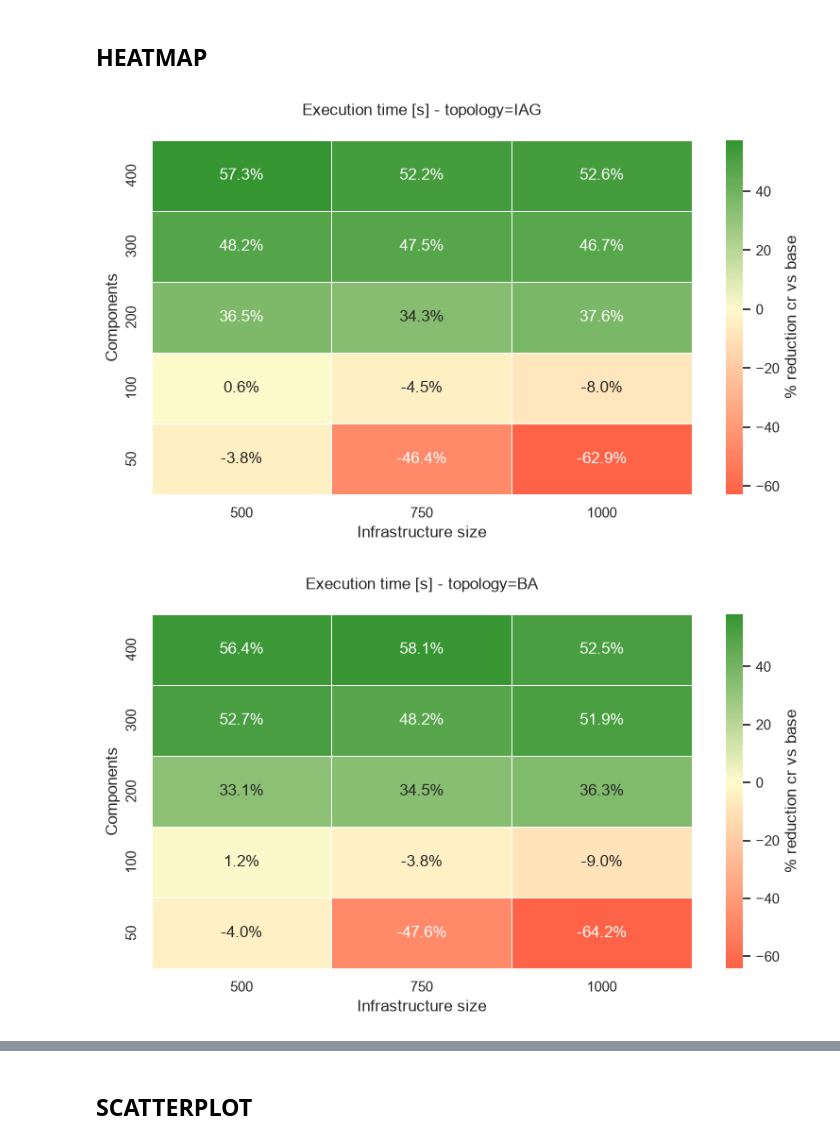
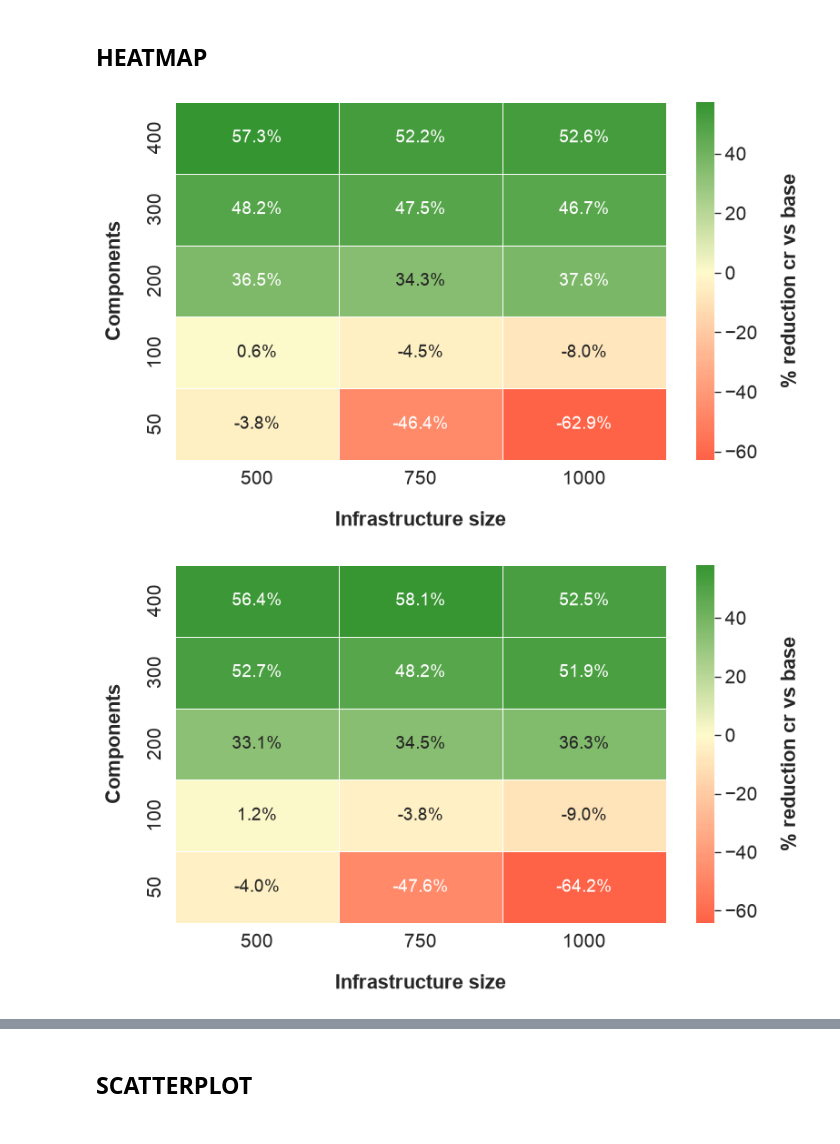
Before and after one commit to di-unipi-socc/sl-cr, a Jupyter notebook: notebooks/analyse.ipynb, the cells around one changed output, grey strips where cells are left out. Saved outputs shown, nothing was run; the diff lists cells and outputs as text; code cells hidden in the pictures.

Commit message:
style: Regenerate plots for paper

```diff
--- a/notebooks/analyse.ipynb
+++ b/notebooks/analyse.ipynb
@@ -274,33 +274,46 @@ def heatmap(plot_df: pd.DataFrame, metric: str, topology: str):
     )
 
     heatmap_data = wide.pivot(index="components",columns="nodes",values="pct_distance")
 
     annot_data = heatmap_data.map(lambda x: "" if pd.isna(x) else f"{x:.1f}%"    )
 
     plt.figure(figsize=(8, 5))
     ax = sns.heatmap(
         heatmap_data,
         annot=annot_data,
+        annot_kws={"fontsize": 14},
         fmt = "",
         cmap=green_red_cmap,
         center=0,
         linewidths=0.5,
         cbar_kws={"label": "% reduction cr vs base"}
     )
     ax.invert_yaxis()
 
-    plt.title(f"{METRIC_LABELS[metric]} - topology={topology}\n")
+    # plt.title(f"{METRIC_LABELS[metric]} - topology={topology}\n")
     plt.xlabel(COL_LABELS["nodes"])
     plt.ylabel(COL_LABELS["components"])
 
     plt.tight_layout()
     fig_path = HEATMAP_PLOTS_PATH / metric / topology
     fig_path.parent.mkdir(parents=True, exist_ok=True)
     plt.savefig(fig_path.with_suffix(f".{FIG_FORMAT}"), dpi=FIG_DPI)
     plt.show()
 
+rc = {"figure.figsize": (12,8),
+    "axes.labelsize": 16,
+    "axes.labelpad": 18,
+    "xtick.labelsize": 15, "ytick.labelsize": 15,
+    "lines.markersize": 10, "lines.linewidth": 2,
+    "axes.grid": True,
+}
+
+sns.set_theme(style="whitegrid", palette="colorblind", context="paper", rc=rc)
+
 for topology in TOPOLOGIES:
     heatmap(plot_df, METRICS[0], topology)
+
+sns.set_theme(style="whitegrid", palette="colorblind")
 # %% [output]
-[figure, old version]
+[figure, new version]
-[figure, old version]
+[figure, new version]
```
Also changed, not shown: parts of 4 cells of this notebook, 12 other files.
